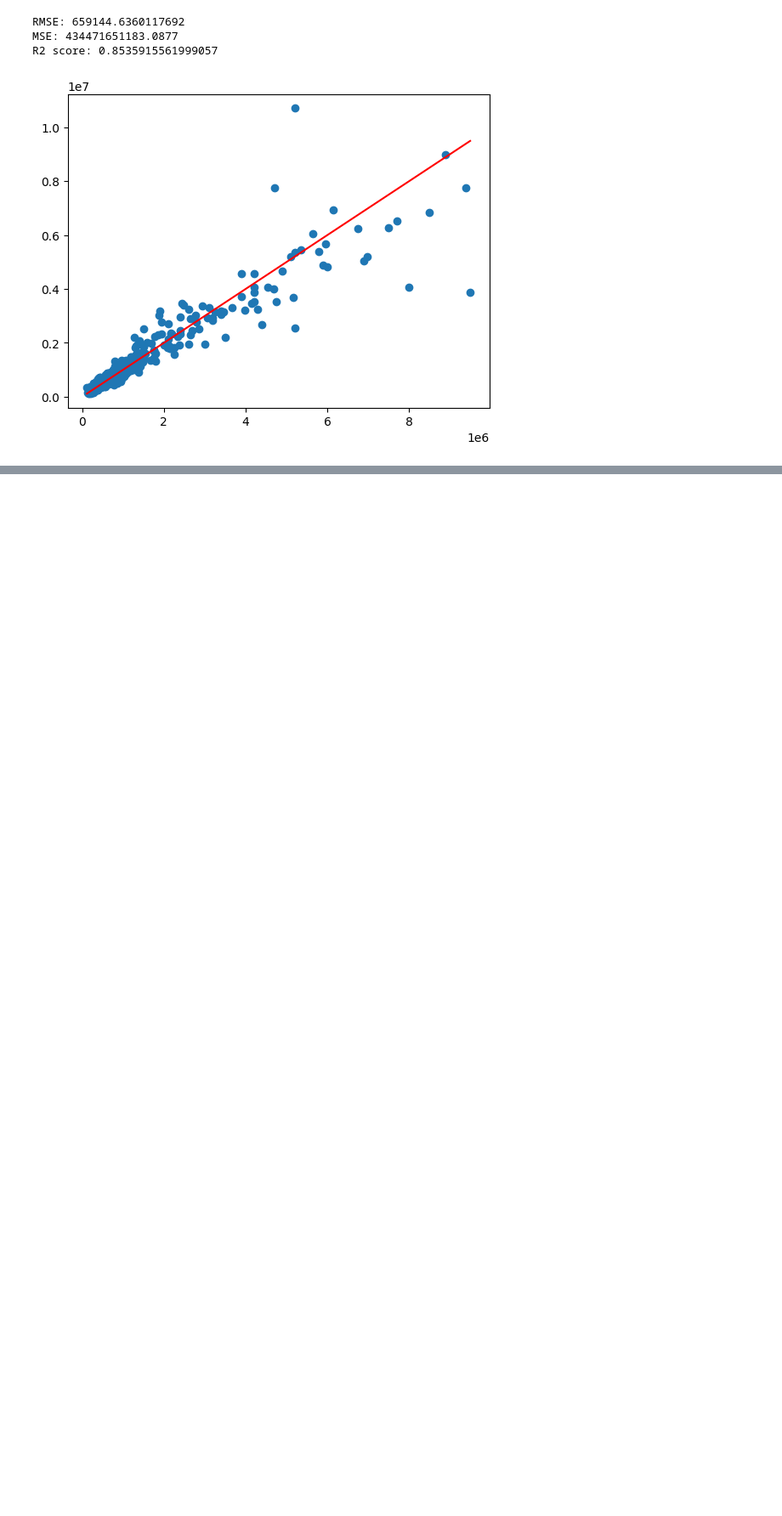
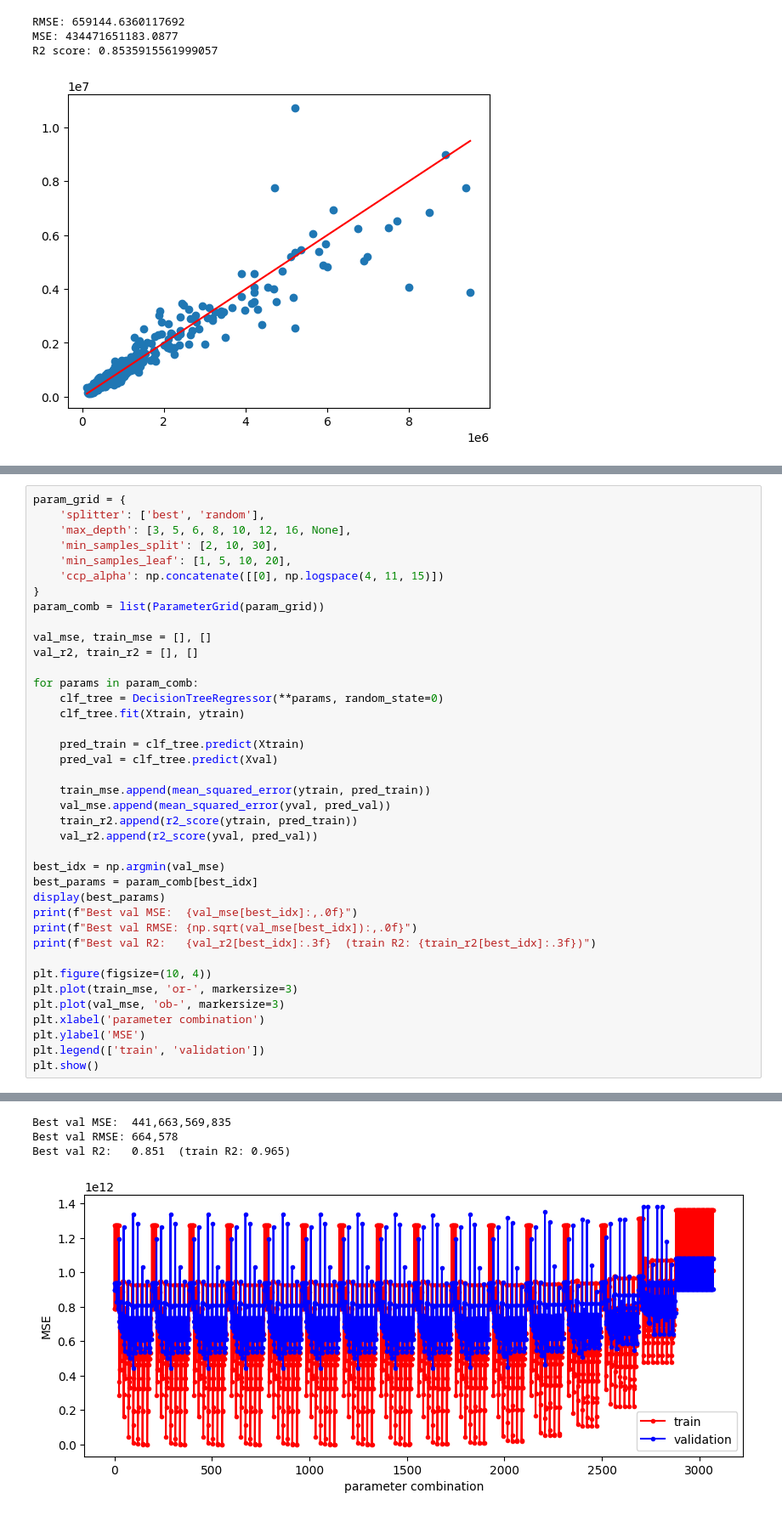
Before and after one commit to TymofiiKotliar/ML1-regression-model, a Jupyter notebook: homework_01_regression.ipynb, the cells around one changed output, grey strips where cells are left out. Shown at 85% size. Saved outputs shown, nothing was run; the diff lists cells and outputs as text; blank space fills up the shorter version.

```diff
--- a/homework_01_regression.ipynb
+++ b/homework_01_regression.ipynb
@@ -288,0 +334,40 @@ Ridge(alpha=1)
+# %%
+param_grid = {
+    'splitter': ['best', 'random'],
+    'max_depth': [3, 5, 6, 8, 10, 12, 16, None],
+    'min_samples_split': [2, 10, 30],
+    'min_samples_leaf': [1, 5, 10, 20],
+    'ccp_alpha': np.concatenate([[0], np.logspace(4, 11, 15)])
+}
+param_comb = list(ParameterGrid(param_grid))
+
+val_mse, train_mse = [], []
+val_r2, train_r2 = [], []
+
+for params in param_comb:
+    clf_tree = DecisionTreeRegressor(**params, random_state=0)
+    clf_tree.fit(Xtrain, ytrain)
+
+    pred_train = clf_tree.predict(Xtrain)
+    pred_val = clf_tree.predict(Xval)
+
+    train_mse.append(mean_squared_error(ytrain, pred_train))
+    val_mse.append(mean_squared_error(yval, pred_val))
+    train_r2.append(r2_score(ytrain, pred_train))
+    val_r2.append(r2_score(yval, pred_val))
+
+best_idx = np.argmin(val_mse)
+best_params = param_comb[best_idx]
+display(best_params)
+print(f"Best val MSE:  {val_mse[best_idx]:,.0f}")
+print(f"Best val RMSE: {np.sqrt(val_mse[best_idx]):,.0f}")
+print(f"Best val R2:   {val_r2[best_idx]:.3f}  (train R2: {train_r2[best_idx]:.3f})")
+
+plt.figure(figsize=(10, 4))
+plt.plot(train_mse, 'or-', markersize=3)
+plt.plot(val_mse, 'ob-', markersize=3)
+plt.xlabel('parameter combination')
+plt.ylabel('MSE')
+plt.legend(['train', 'validation'])
+plt.show()
+# %% [output]
@@ -289,2 +379,6 @@ Ridge(alpha=1)
+Best val MSE:  441,663,569,835
+Best val RMSE: 664,578
+Best val R2:   0.851  (train R2: 0.965)
+[figure, added]
 # %%
 
```
Also changed, not shown: parts of 8 cells of this notebook.
